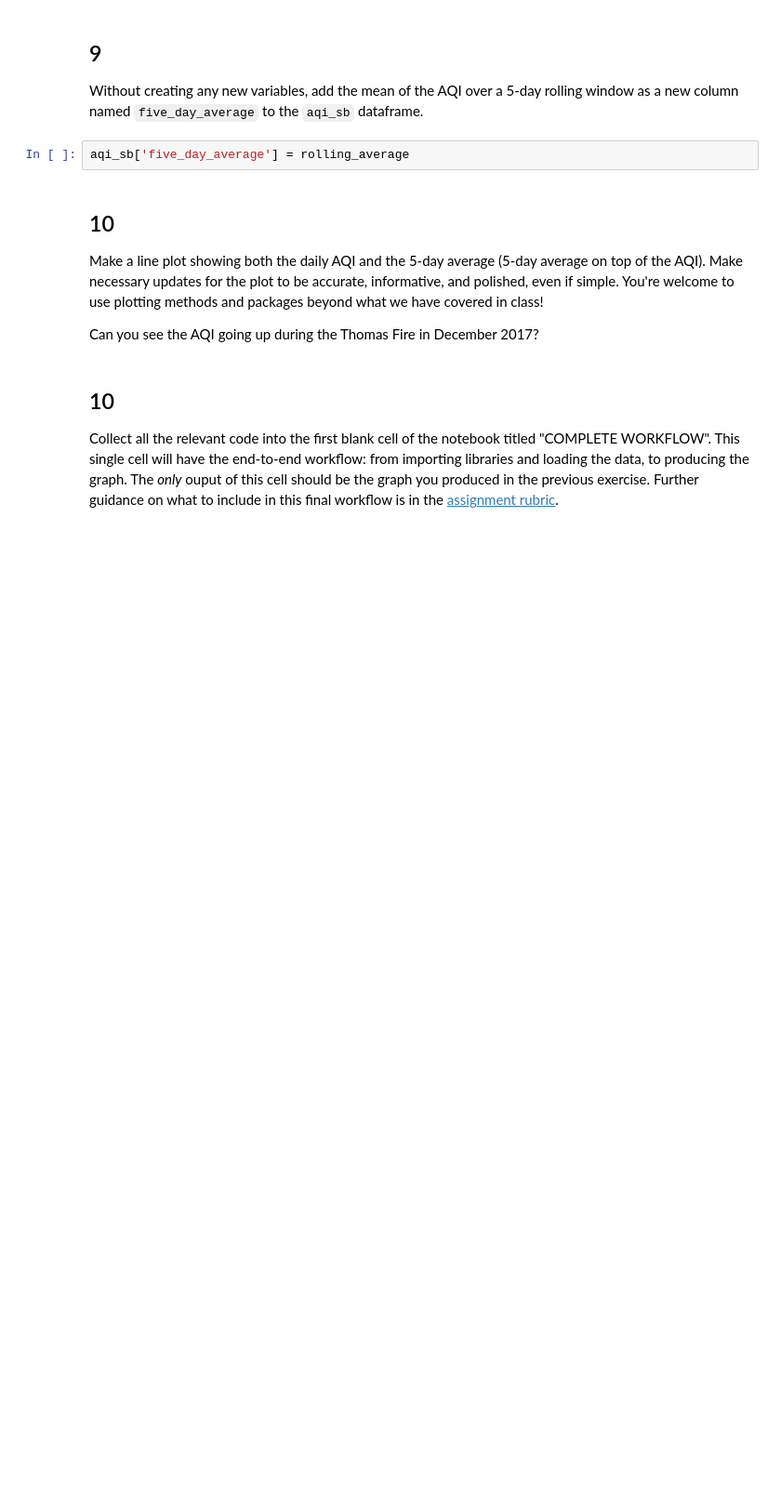
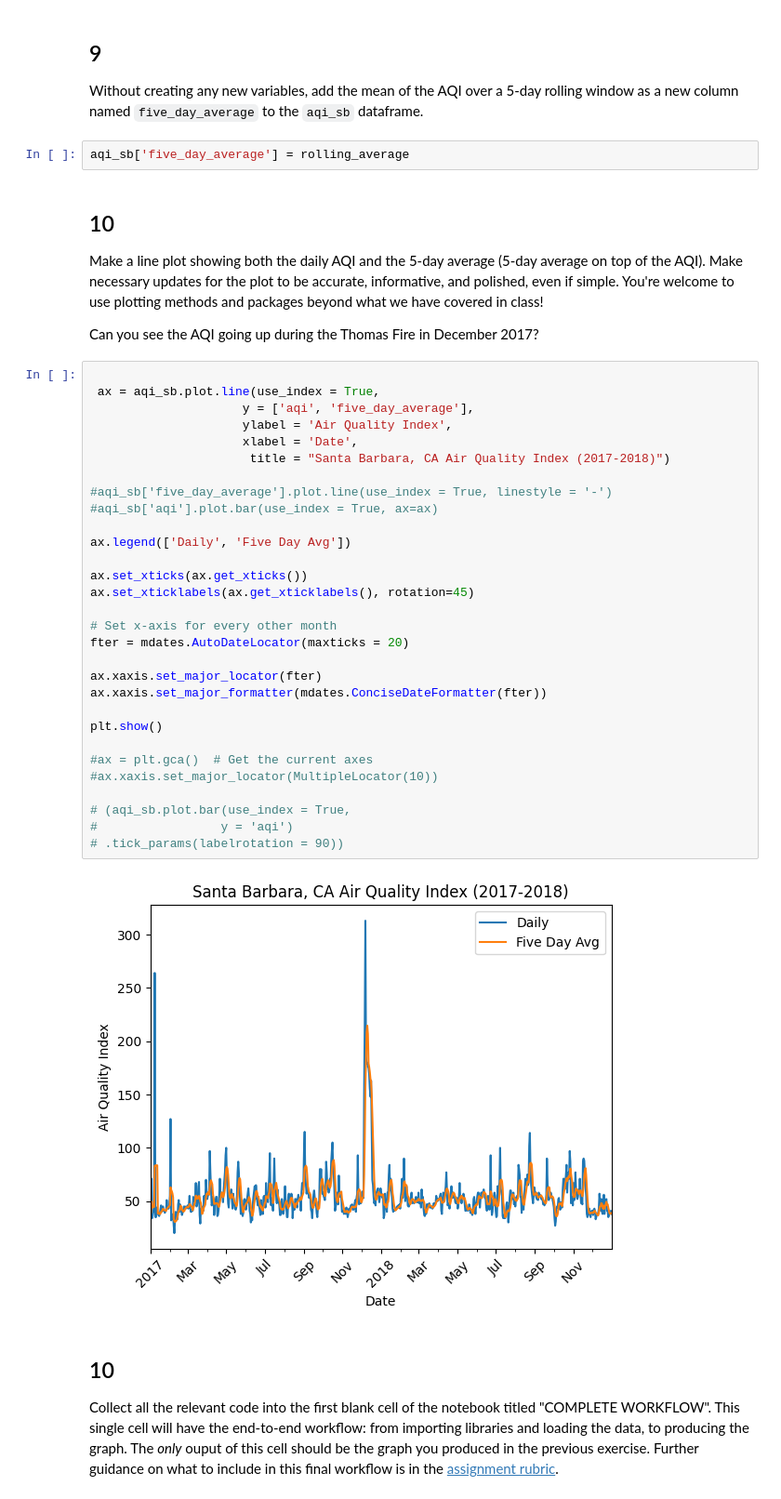
Before and after one commit to silkieMoth/eds220-hwk2, a Jupyter notebook: hwk2-task3-aqi.ipynb, the cells around one changed output. Shown: that part at 93% size. Drawn from its saved outputs; the diff is of its cells as text; blank space fills up the shorter version.

```diff
--- a/hwk2-task3-aqi.ipynb
+++ b/hwk2-task3-aqi.ipynb
@@ -305,6 +309,38 @@ aqi_sb['five_day_average'] = rolling_average
 Make a line plot showing both the daily AQI and the 5-day average (5-day average on top of the AQI). Make necessary updates for the plot to be accurate, informative, and polished, even if simple. You're welcome to use plotting methods and packages beyond what we have covered in class!
 
 Can you see the AQI going up during the Thomas Fire in December 2017?
+# %%
+
+ ax = aqi_sb.plot.line(use_index = True,
+                     y = ['aqi', 'five_day_average'],
+                     ylabel = 'Air Quality Index',
+                     xlabel = 'Date',
+                      title = "Santa Barbara, CA Air Quality Index (2017-2018)")
+
+#aqi_sb['five_day_average'].plot.line(use_index = True, linestyle = '-')
+#aqi_sb['aqi'].plot.bar(use_index = True, ax=ax)
+
+ax.legend(['Daily', 'Five Day Avg'])
+
+ax.set_xticks(ax.get_xticks())
+ax.set_xticklabels(ax.get_xticklabels(), rotation=45)
+
+# Set x-axis for every other month
+fter = mdates.AutoDateLocator(maxticks = 20)
+
+ax.xaxis.set_major_locator(fter)
+ax.xaxis.set_major_formatter(mdates.ConciseDateFormatter(fter))
+
+plt.show()
+
+#ax = plt.gca()  # Get the current axes
+#ax.xaxis.set_major_locator(MultipleLocator(10))
+
+# (aqi_sb.plot.bar(use_index = True,
+#                 y = 'aqi')
+# .tick_params(labelrotation = 90))
+# %% [output]
+[figure, added]
 # %% [markdown]
 ## 10
 
```
Also changed, not shown: parts of 2 cells of this notebook.
